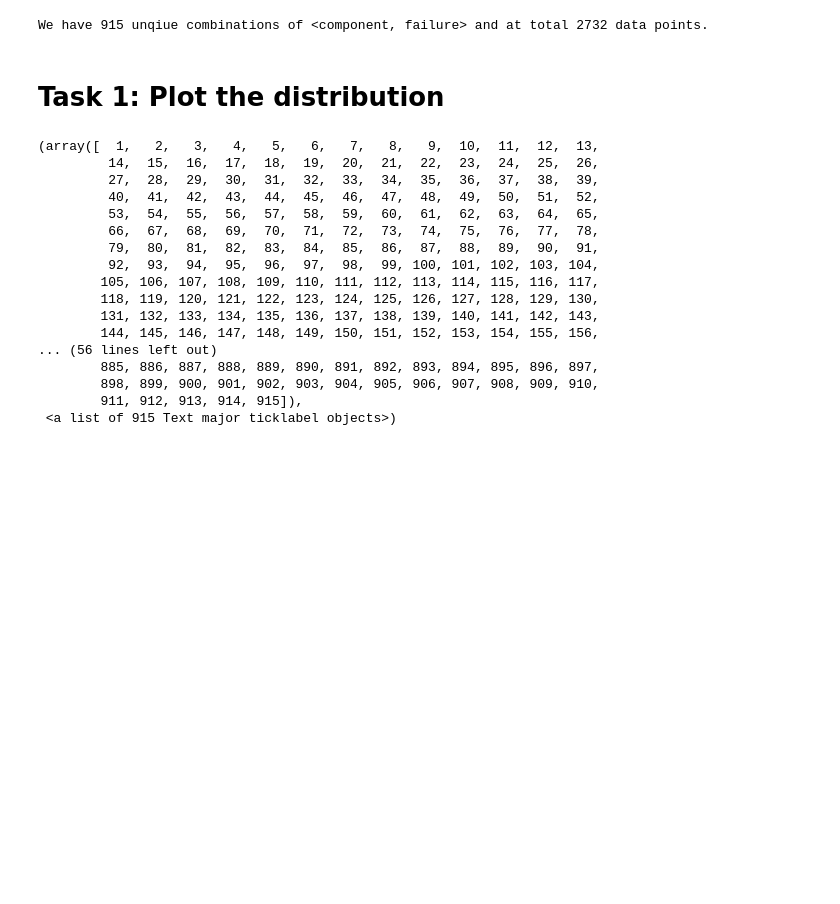
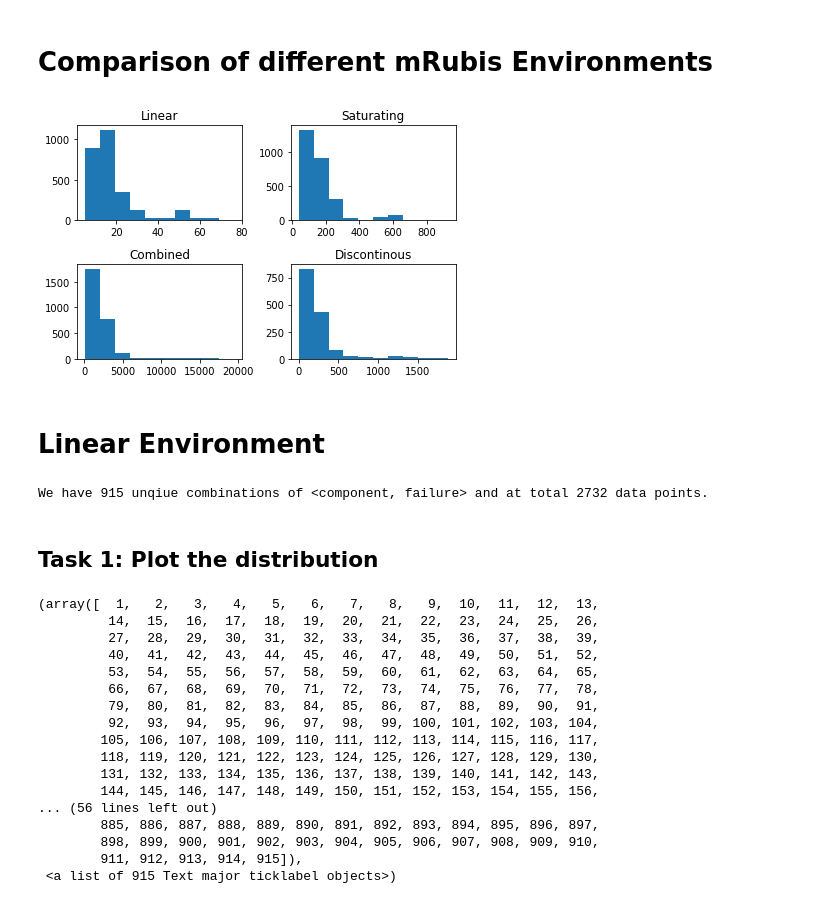
Before and after one commit to hpi-sam/rl-4-self-repair, a Jupyter notebook: data_analysis/01_main_data.ipynb, the cells around one changed output. Drawn from its saved outputs; the diff is of its cells as text; code cells hidden in the pictures; blank space fills up the shorter version.

```diff
--- a/data_analysis/main_data.ipynb
+++ b/data_analysis/01_main_data.ipynb
@@ -23 +12,30 @@ dh.data.head()
+# %% [markdown]
+# Comparison of different mRubis Environments
+# %%
+dh_linear = DataHandler(data_generation='Linear').data
+dh_saturating = DataHandler(data_generation='Saturating').data
+dh_combined = DataHandler(data_generation='Combined').data
+dh_discontinous = DataHandler(data_generation='Discontinuous').data
+
+# analyzing historgams
+fig = plt.figure()
+ax1 = fig.add_subplot(221)
+plt.hist(dh_linear['raw'].to_list())
+ax1.title.set_text('Linear')
+ax2 = fig.add_subplot(222)
+plt.hist(dh_saturating['raw'].to_list())
+ax2.title.set_text('Saturating')
+ax3 = fig.add_subplot(223)
+plt.hist(dh_combined['raw'].to_list())
+ax3.title.set_text('Combined')
+ax4 = fig.add_subplot(224)
+plt.hist(dh_discontinous['raw'].to_list())
+ax4.title.set_text('Discontinous')
+plt.tight_layout()
+plt.savefig('data_analysis/main_data_comparison.pdf')
+plt.show()
+# %% [output]
+[figure, added]
+# %% [markdown]
+# Linear Environment
 # %%
@@ -28,7 +47,7 @@ print('We have ' + str(groups) + ' unqiue combinations of <component, failure> a
 # %% [output]
 We have 915 unqiue combinations of <component, failure> and at total 2732 data points.
 # %% [markdown]
-# Task 1: Plot the distribution
+## Task 1: Plot the distribution
 # %%
 import matplotlib.pyplot as plt
 dh.data.boxplot(by=[dh.data.columns[0], dh.data.columns[1]], column=dh.data.columns[1], figsize=(100,5), showfliers=False)
```
Also changed, not shown: parts of 10 cells of this notebook, 17 other files.
